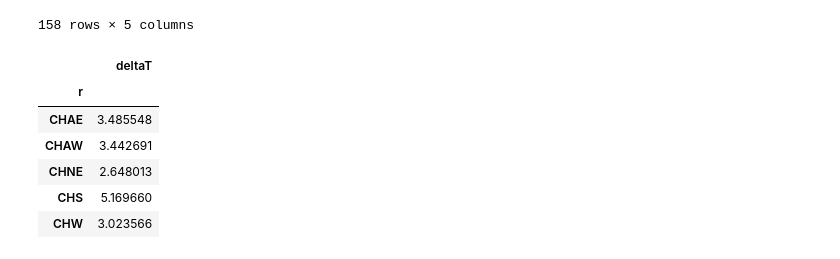
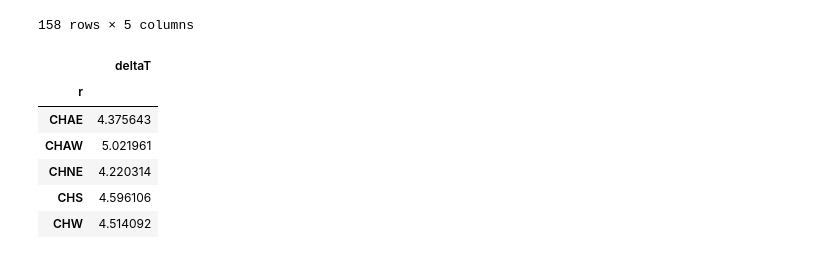
Before and after one commit to hvwaldow/pyws-BE-15-2-26, a Jupyter notebook: ex5/lecture5.ipynb, the cells around one changed output. Saved outputs shown, nothing was run; the diff lists cells and outputs as text; code cells hidden in the pictures.

```diff
--- a/ex5/lecture5.ipynb
+++ b/ex5/lecture5.ipynb
@@ -158,8 +181,9 @@ class RotGrid(ccrs.RotatedPole):
 # Open the netCDF-file,
 # create a rotated pole projection, and
 # have a look at the dimensions
-ncdat=nc.Dataset("ETHZ-CLM_SCN_HadCM3Q0_MM_25km_tas.nc")
+ncdat_diff=nc.Dataset("tdiff.nc")
+ncdat_orig = nc.Dataset("ETHZ-CLM_SCN_HadCM3Q0_MM_25km_tas.nc")
 ensemblesgrid = RotGrid("ETHZ-CLM_SCN_HadCM3Q0_MM_25km_tas.nc")
-print(ncdat.variables['tas'].dimensions)
-print(ncdat.variables['tas'].shape)
+print(ncdat_diff.variables['tas'].dimensions)
+print(ncdat_diff.variables['tas'].shape)
 # %% [output]
@@ -168,8 +192,7 @@ print(ncdat.variables['tas'].shape)
 # %%
 # Read relevant variables of the file
-rlon = ncdat.variables['rlon'][:]
-rlat = ncdat.variables['rlat'][:]
-tas1 = ncdat.variables['tas'][t1,...].squeeze()
-tas2 = ncdat.variables['tas'][t2,...].squeeze()
+rlon = ncdat_orig.variables['rlon'][:]
+rlat = ncdat_orig.variables['rlat'][:]
+tas = ncdat_diff.variables['tas'][...].squeeze()
 # %%
 # Plot the RCM temperatures onto a globe
@@ -309,26 +333,25 @@ dreg
 # %%
 # calculate regional average of temperature change signal
 
 # find the cell in the climate prediction that is closest to the center of each "region-cell".
 lonpos = dreg.loc[:,['lonrot']].apply(lambda x: np.argmin(abs(x[0] - rlon)), axis=1)
 latpos = dreg.loc[:,['latrot']].apply(lambda y: np.argmin(abs(y[0] - rlat)), axis=1)
 
 # find temperature difference in each grid-cell
-tdiff = tas2 - tas1
-dreg["deltaT"] = tdiff[latpos, lonpos]
+dreg["deltaT"] = tas[latpos, lonpos]
 
 # avergae temperature per region
 grouped =  dreg.groupby("r")
 dTreg = grouped.agg({"deltaT": mean})
 dTreg
 # %% [output]
 |  | deltaT |
 | r |  |
-| CHAE | 3.485548 |
-| CHAW | 3.442691 |
-| CHNE | 2.648013 |
-| CHS | 5.169660 |
-| CHW | 3.023566 |
+| CHAE | 4.375643 |
+| CHAW | 5.021961 |
+| CHNE | 4.220314 |
+| CHS | 4.596106 |
+| CHW | 4.514092 |
 # %%
 # read region average delta-T values into approprate grid cells on ensembles grid
 dTcells = zeros((len(rlon), len(rlat)))
```
Also changed, not shown: parts of 13 cells of this notebook, 3 other files.
